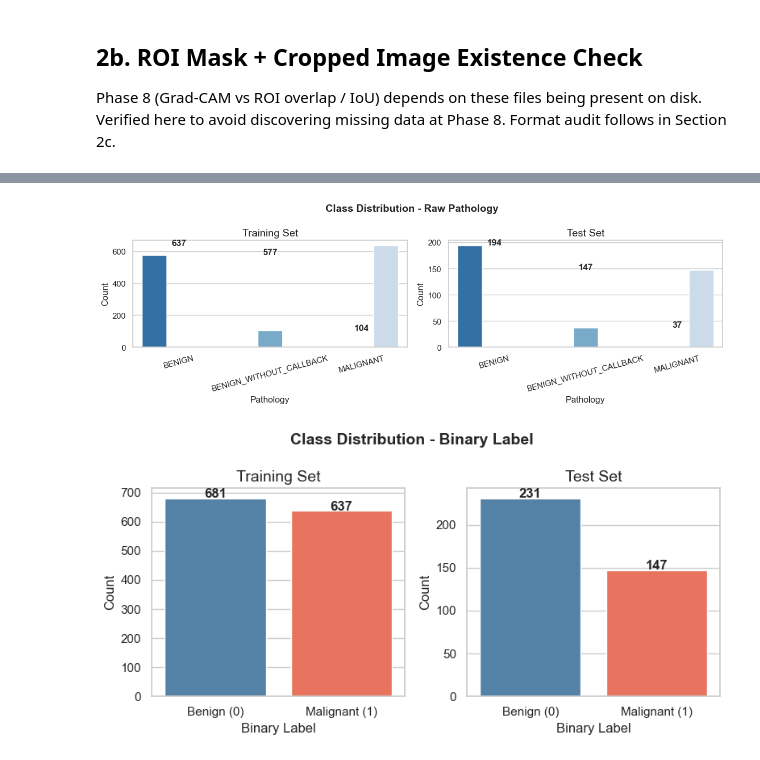
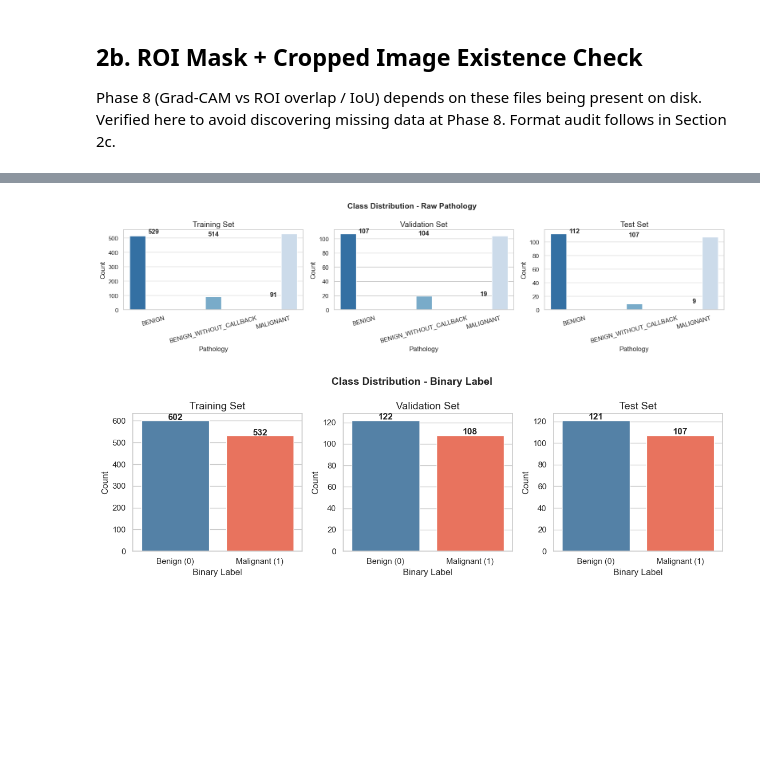
Before and after one commit to teo-tat/ddsm-dl-screening, a Jupyter notebook: notebooks/01_eda.ipynb, the cells around one changed output, grey strips where cells are left out. Saved outputs shown, nothing was run; the diff lists cells and outputs as text; code cells hidden in the pictures; blank space fills up the shorter version.

Commit message:
align EDA notebook, config, data_loader, and README with pooled split design

```diff
--- a/notebooks/01_eda.ipynb
+++ b/notebooks/01_eda.ipynb
@@ -302,14 +316,9 @@ Test: 0 / 361 unique image directories not found on disk
 
 Phase 8 (Grad-CAM vs ROI overlap / IoU) depends on these files being present on disk. Verified here to avoid discovering missing data at Phase 8. Format audit follows in Section 2c.
 # %%
-_DATA_ROOT = CONFIG["train_img_dir"].parent.parent.resolve()
-
-# Anchor each lookup to its own images/ subdirectory so keys match the CSV paths.
 _roi_dirs = {
-    "mass_train_roi": _DATA_ROOT / "mass_train_roi" / "images",
-    "mass_test_roi": _DATA_ROOT / "mass_test_roi" / "images",
-    "mass_train": CONFIG["train_img_dir"].resolve(),
-    "mass_test": CONFIG["test_img_dir"].resolve(),
+    "mass_train_roi": config.DATA_DIR / "mass_train_roi" / "images",
+    "mass_test_roi": config.DATA_DIR / "mass_test_roi" / "images",
 }
 
 _all_dcm_lookup: dict[Path, Path] = {}
@@ -328,7 +337,7 @@ _ROI_COLS = {
     "ROI mask file path": "ROI mask",
 }
 
-for split_name, df in [("Train", train_df), ("Test", test_df)]:
+for split_name, df in [("Train", train_df), ("Val", val_df), ("Test", test_df)]:
     print(f"=== {split_name} set ===")
     for col, label in _ROI_COLS.items():
         if col not in df.columns:
@@ -506,27 +475,9 @@ the primary metrics throughout this project.
 # %%
-_LABEL_MAP = {"MALIGNANT": 1, "BENIGN": 0, "BENIGN_WITHOUT_CALLBACK": 0}
+for _df in (train_df, val_df, test_df):
+    assert "label" in _df.columns and _df["label"].notna().all()
 
-
-def map_label(df: pd.DataFrame) -> pd.DataFrame:
-    """Add binary 'label' column; BENIGN_WITHOUT_CALLBACK maps to 0 following
-    Lee et al. (2017) and Wang (2024)."""
-    df = df.copy()
-    df["label"] = df["pathology"].map(_LABEL_MAP)
-    unexpected = df["label"].isna().sum()
-    if unexpected:
-        raise ValueError(
-            f"{unexpected} rows could not be mapped - unexpected pathology "
-            f"values: {df[df['label'].isna()]['pathology'].unique()}"
-        )
-    df["label"] = df["label"].astype(int)
-    return df
-
-
-train_df = map_label(train_df)
-test_df = map_label(test_df)
-
-fig, axes = plt.subplots(1, 2, figsize=(12, 4))
-for ax, df, title in zip(axes, [train_df, test_df], ["Training Set", "Test Set"]):
+fig, axes = plt.subplots(1, 3, figsize=(16, 4))
+for ax, df, title in zip(axes, [train_df, val_df, test_df], ["Training Set", "Validation Set", "Test Set"]):
     counts = df["pathology"].value_counts()
     sns.barplot(
         x=counts.index,
@@ -548,8 +499,8 @@ plt.tight_layout()
 fig.savefig(CONFIG["figures_dir"] / "class_distribution_raw.png")
 plt.show()
 
-fig2, axes2 = plt.subplots(1, 2, figsize=(8, 4))
-for ax, df, title in zip(axes2, [train_df, test_df], ["Training Set", "Test Set"]):
+fig2, axes2 = plt.subplots(1, 3, figsize=(12, 4))
+for ax, df, title in zip(axes2, [train_df, val_df, test_df], ["Training Set", "Validation Set", "Test Set"]):
     counts = df["label"].value_counts().sort_index()
     sns.barplot(
         x=["Benign (0)", "Malignant (1)"],
@@ -570,44 +521,54 @@ plt.tight_layout()
 fig2.savefig(CONFIG["figures_dir"] / "class_distribution_binary.png")
 plt.show()
 
-print("\nTraining label balance:")
-print(train_df["label"].value_counts(normalize=True).round(3))
-print("\nTest label balance:")
-print(test_df["label"].value_counts(normalize=True).round(3))
+for name, df in [("Training", train_df), ("Validation", val_df), ("Test", test_df)]:
+    print(f"\n{name} label balance:")
+    print(df["label"].value_counts(normalize=True).round(3))
 
-# Patient-level distribution; max() labels a patient malignant if any mass is — clinically conservative.
-for split_name, df in [("Train", train_df), ("Test", test_df)]:
+# Patient-level distribution; max() labels a patient malignant if any mass is - clinically conservative.
+for split_name, df in [("Train", train_df), ("Val", val_df), ("Test", test_df)]:
     patient_labels = df.groupby("patient_id")["label"].max()
     mal = (patient_labels == 1).sum()
     ben = (patient_labels == 0).sum()
     print(f"\nPatient-level distribution - {split_name}:")
     print(f"  Malignant patients : {mal} ({mal/len(patient_labels):.1%})")
     print(f"  Benign patients    : {ben} ({ben/len(patient_labels):.1%})")
     print(f"  Patient-level ratio: {ben/mal:.2f}:1")
 
 majority_class_acc = train_df["label"].value_counts(normalize=True).max()
 imbalance_ratio = (train_df["label"] == 0).sum() / (train_df["label"] == 1).sum()
 print(f"Class imbalance ratio (benign:malignant): {imbalance_ratio:.2f}:1")
 print(f"Naive majority-class accuracy: {majority_class_acc:.1%}")
 
 # BENIGN_WITHOUT_CALLBACK = no recall required; most confidently benign cases.
 print("\n=== Three-Way Pathology Breakdown (Training Set) ===")
 for cat in ["MALIGNANT", "BENIGN", "BENIGN_WITHOUT_CALLBACK"]:
     n = (train_df["pathology"] == cat).sum()
     pct = n / len(train_df) * 100
     print(f"  {cat:<28} : {n:4d}  ({pct:.1f}%)")
 
 bwc_n = (train_df["pathology"] == "BENIGN_WITHOUT_CALLBACK").sum()
 print(f"\nBENIGN_WITHOUT_CALLBACK ({bwc_n} cases) mapped to label 0 (consistent with Lee et al., 2017; Wang, 2024).")
 
+# Explain the discrepancy between raw pathology counts and authoritative label counts.
+_n_mal_label = int(train_df["label"].sum())
+_n_mal_raw = int((train_df["pathology"] == "MALIGNANT").sum())
+if _n_mal_label != _n_mal_raw:
+    print(
+        f"\nNote: {_n_mal_label - _n_mal_raw} image(s) are labelled malignant by the "
+        f"authoritative label (max across abnormalities) but listed as BENIGN or "
+        f"BENIGN_WITHOUT_CALLBACK in the raw pathology column - these are "
+        f"multi-abnormality images with mixed findings (see Section 1 label check)."
+    )
+
 # CBIS-DDSM is ~70x enriched over real-world screening prevalence (~0.65%, NHS England 2022).
 _nhs_prev_pct = 0.65
 _cbis_mal_pct = (train_df["label"] == 1).mean() * 100
 _enrichment = _cbis_mal_pct / _nhs_prev_pct
 
 print(f"CBIS-DDSM malignancy rate (train): {_cbis_mal_pct:.1f}%  (~{_enrichment:.0f}x enriched vs real-world screening)")
 # %% [output]
-[figure, old version]
+[figure, new version]
-[figure, old version]
+[figure, new version]
 Training label balance:
 label
```
Also changed, not shown: parts of 43 cells of this notebook, 3 other files.
